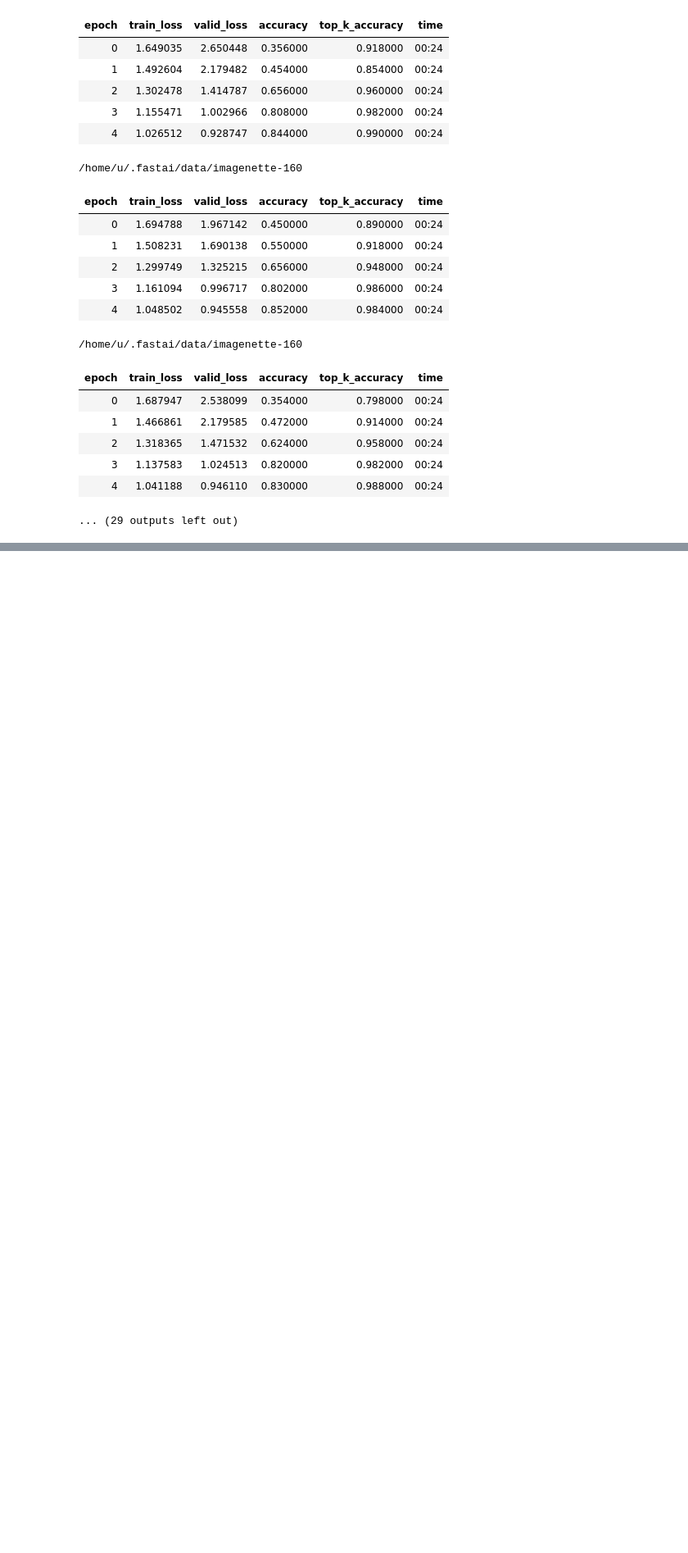
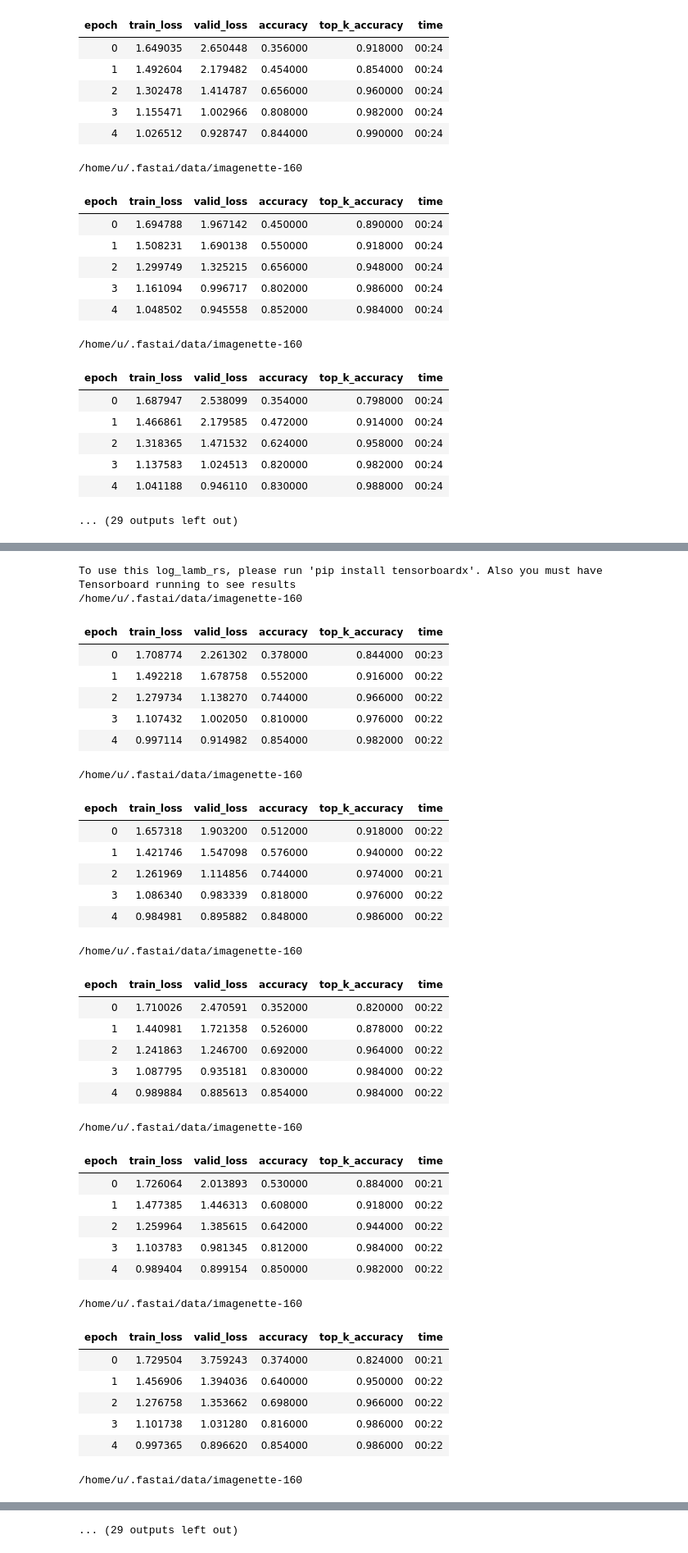
Before and after one commit to mgrankin/over9000, a Jupyter notebook: Imagenette_128_5_epoch-bs64.ipynb, the cells around one changed output, grey strips where cells are left out. Shown at 82% size. Cells and saved outputs as stored; diff of their text form; code cells hidden in the pictures; blank space fills up the shorter version.

```diff
--- a/Imagenette_128_5_epoch-bs64.ipynb
+++ b/Imagenette_128_5_epoch-bs64.ipynb
@@ -454,0 +457,41 @@ To use this log_lamb_rs, please run 'pip install tensorboardx'. Also you must ha
+# %%
+%run train.py --run 20 --woof 0 --size 128 --bs 64 --mixup 0 --sa 0 --epoch 5 --lr 1e-2 --gpu 1 \
+                --opt diffgrad
+# %% [output]
+To use this log_lamb_rs, please run 'pip install tensorboardx'. Also you must have Tensorboard running to see results
+/home/u/.fastai/data/imagenette-160
+| epoch | train_loss | valid_loss | accuracy | top_k_accuracy | time |
+| 0 | 1.708774 | 2.261302 | 0.378000 | 0.844000 | 00:23 |
+| 1 | 1.492218 | 1.678758 | 0.552000 | 0.916000 | 00:22 |
+| 2 | 1.279734 | 1.138270 | 0.744000 | 0.966000 | 00:22 |
+| 3 | 1.107432 | 1.002050 | 0.810000 | 0.976000 | 00:22 |
+| 4 | 0.997114 | 0.914982 | 0.854000 | 0.982000 | 00:22 |
+/home/u/.fastai/data/imagenette-160
+| epoch | train_loss | valid_loss | accuracy | top_k_accuracy | time |
+| 0 | 1.657318 | 1.903200 | 0.512000 | 0.918000 | 00:22 |
+| 1 | 1.421746 | 1.547098 | 0.576000 | 0.940000 | 00:22 |
+| 2 | 1.261969 | 1.114856 | 0.744000 | 0.974000 | 00:21 |
+| 3 | 1.086340 | 0.983339 | 0.818000 | 0.976000 | 00:22 |
+| 4 | 0.984981 | 0.895882 | 0.848000 | 0.986000 | 00:22 |
+/home/u/.fastai/data/imagenette-160
+| epoch | train_loss | valid_loss | accuracy | top_k_accuracy | time |
+| 0 | 1.710026 | 2.470591 | 0.352000 | 0.820000 | 00:22 |
+| 1 | 1.440981 | 1.721358 | 0.526000 | 0.878000 | 00:22 |
+| 2 | 1.241863 | 1.246700 | 0.692000 | 0.964000 | 00:22 |
+| 3 | 1.087795 | 0.935181 | 0.830000 | 0.984000 | 00:22 |
+| 4 | 0.989884 | 0.885613 | 0.854000 | 0.984000 | 00:22 |
+/home/u/.fastai/data/imagenette-160
+| epoch | train_loss | valid_loss | accuracy | top_k_accuracy | time |
+| 0 | 1.726064 | 2.013893 | 0.530000 | 0.884000 | 00:21 |
+| 1 | 1.477385 | 1.446313 | 0.608000 | 0.918000 | 00:22 |
+| 2 | 1.259964 | 1.385615 | 0.642000 | 0.944000 | 00:22 |
+| 3 | 1.103783 | 0.981345 | 0.812000 | 0.984000 | 00:22 |
+| 4 | 0.989404 | 0.899154 | 0.850000 | 0.982000 | 00:22 |
+/home/u/.fastai/data/imagenette-160
+| epoch | train_loss | valid_loss | accuracy | top_k_accuracy | time |
+| 0 | 1.729504 | 3.759243 | 0.374000 | 0.824000 | 00:21 |
+| 1 | 1.456906 | 1.394036 | 0.640000 | 0.950000 | 00:22 |
+| 2 | 1.276758 | 1.353662 | 0.698000 | 0.966000 | 00:22 |
+| 3 | 1.101738 | 1.031280 | 0.816000 | 0.986000 | 00:22 |
+| 4 | 0.997365 | 0.896620 | 0.854000 | 0.986000 | 00:22 |
+/home/u/.fastai/data/imagenette-160
@@ -454,0 +504 @@ To use this log_lamb_rs, please run 'pip install tensorboardx'. Also you must ha
+... (29 outputs left out)
```
Also changed, not shown: parts of 4 cells of this notebook, 5 other files.
